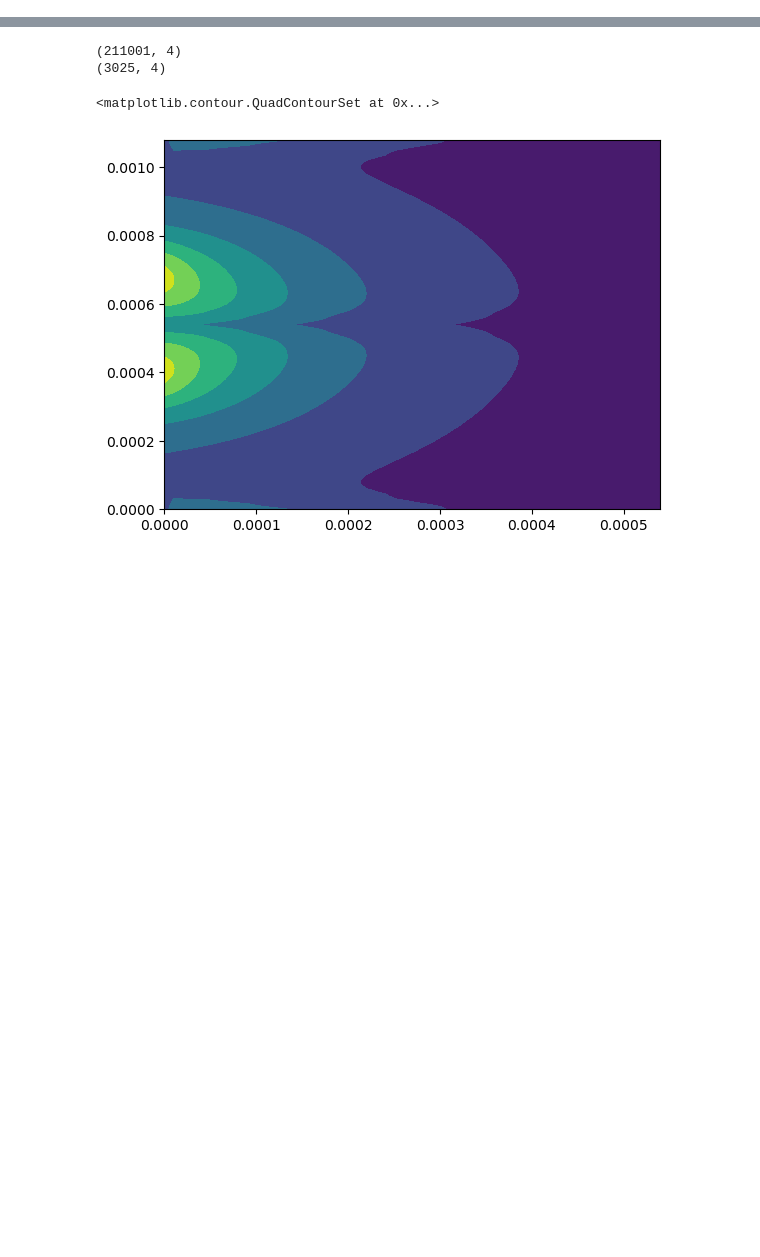
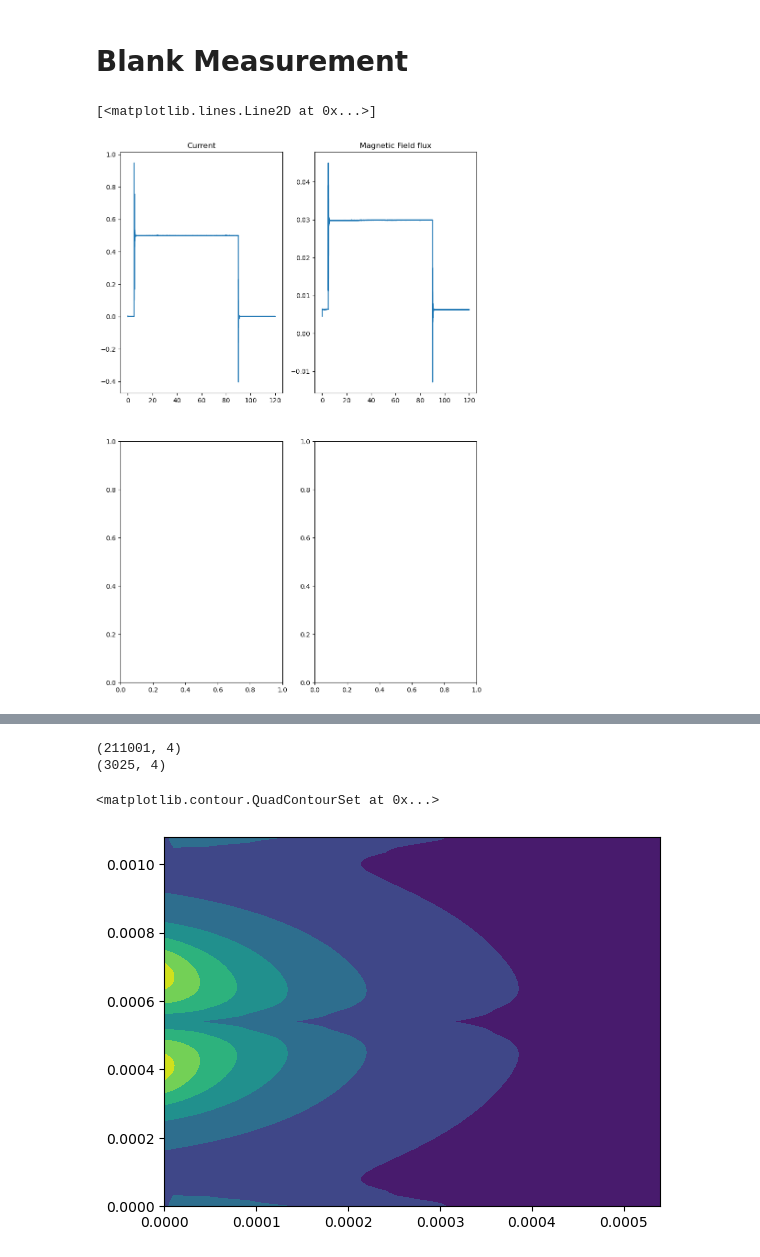
Before and after one commit to ArttuD/MicrorheologyProto, a Jupyter notebook: Notebook.ipynb, the cells around one changed output, grey strips where cells are left out. Cells and saved outputs as stored; diff of their text form; code cells hidden in the pictures; blank space fills up the shorter version.

```diff
--- a/Notebook.ipynb
+++ b/Notebook.ipynb
@@ -129,3 +129,18 @@ def findPoint(x,y):
     current = B[x_idx, y_idx]
     error = prev_ - current
     prev_ = current
+# %% [markdown]
+# Blank Measurement
+# %%
+root = "./data/Meas_set/Free_meas/driver_2023-10-23.npy"
+df = pd.DataFrame(np.load(root).T, columns = ['index','aim','measured','Mg', 'scaler'])
+fig, ax = plt.subplots(2,2, figsize=(10,15))
+
+ax[0,0]. set_title("Current")
+ax[0,0].plot(df["index"],df["measured"])
+
+ax[0,1]. set_title("Magnetic Field flux")
+ax[0,1].plot(df["index"],df["Mg"])
+# %% [output]
+[<matplotlib.lines.Line2D at 0x...>]
+[figure, added]
```
Also changed, not shown: parts of 11 cells of this notebook, 1 other file.
